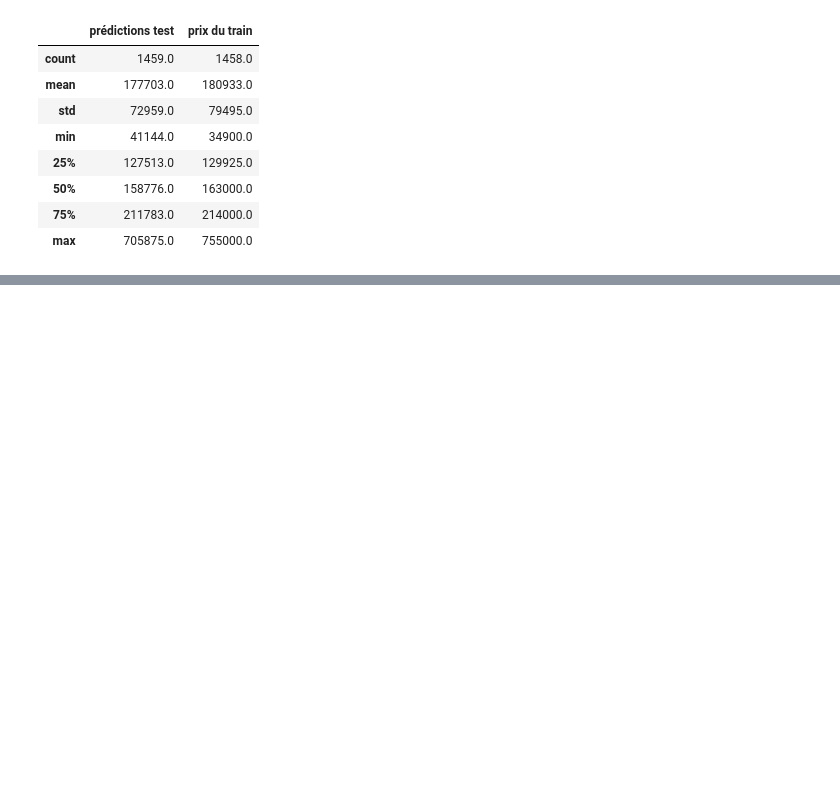
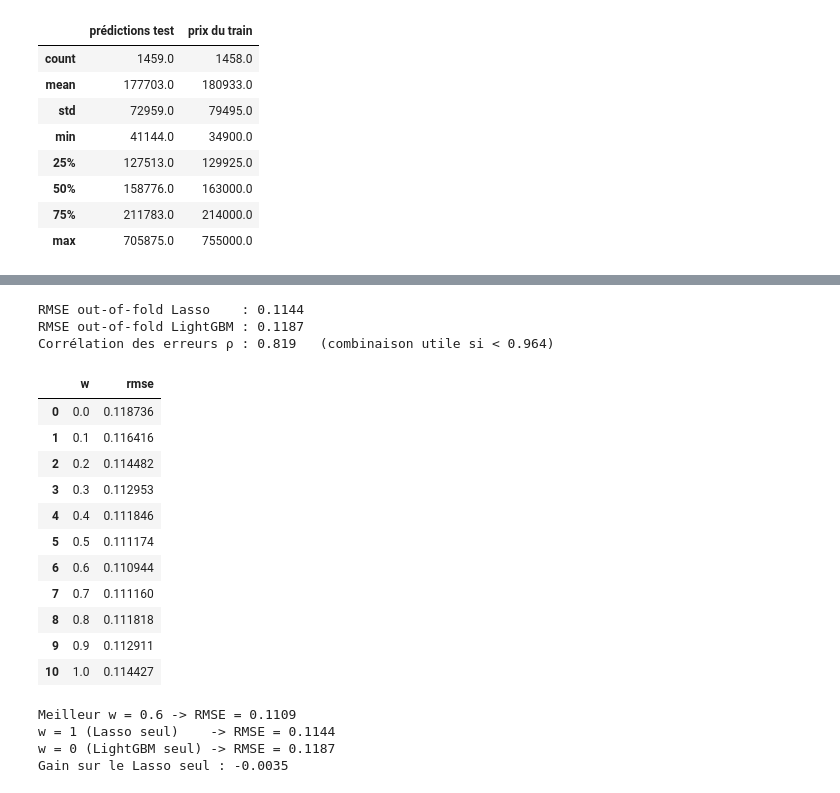
Before and after one commit to raybelpro77git/kaggle-house-prices, a Jupyter notebook: notebooks/02_modeling.ipynb, the cells around one changed output, grey strips where cells are left out. Drawn from its saved outputs; the diff is of its cells as text; code cells hidden in the pictures; blank space fills up the shorter version.

Commit message:
LightGBM (RMSE CV 0.1184) et combinaison 0.6 Lasso + 0.4 LightGBM (RMSE OOF 0.1109, Kaggle 0.12237)

```diff
--- a/notebooks/02_modeling.ipynb
+++ b/notebooks/02_modeling.ipynb
@@ -226,7 +228,7 @@ CentralAir         0.0    -0.016        1.0     1.028
 alphas = [0.002, 0.0025, 0.003, 0.004, 0.005, 0.006]
 # Modèle complet : préparation (21 étapes) + Lasso
 modele = Pipeline([
-    ("prep",  pipe),
+    ("prep", clone(pipe)),
     ("lasso", Lasso(alpha=0.0005, max_iter=50000)),
 ])
 
@@ -384,0 +421,66 @@ submission.to_csv("../submissions/lasso_alpha0005.csv", index=False)   # index=F
+# %%
+# Prédictions out-of-fold : chaque maison est prédite par un modèle qui ne l'a pas vue (même kf)
+oof_lasso = cross_val_predict(modele, X_train, y, cv=kf)        # modele : Lasso, alpha = 0.005
+oof_lgbm  = cross_val_predict(modele_lgbm, X_train, y, cv=kf)
+
+# RMSE sur les 1 458 prédictions (proche, mais pas égale, de la moyenne des 5 RMSE par fold)
+rmse_lasso_oof = np.sqrt(np.mean((y - oof_lasso) ** 2))
+rmse_lgbm_oof  = np.sqrt(np.mean((y - oof_lgbm) ** 2))
+
+# ρ : à quel point les deux modèles se trompent pareil (1 = mêmes erreurs, combinaison inutile)
+rho = np.corrcoef(y - oof_lasso, y - oof_lgbm)[0, 1]
+
+print(f"RMSE out-of-fold Lasso    : {rmse_lasso_oof:.4f}")
+print(f"RMSE out-of-fold LightGBM : {rmse_lgbm_oof:.4f}")
+print(f"Corrélation des erreurs ρ : {rho:.3f}   (combinaison utile si < {rmse_lasso_oof / rmse_lgbm_oof:.3f})")
+# %% [output]
+RMSE out-of-fold Lasso    : 0.1144
+RMSE out-of-fold LightGBM : 0.1187
+Corrélation des erreurs ρ : 0.819   (combinaison utile si < 0.964)
+# %%
+# Combinaison Lasso + LightGBM : poids w du Lasso, de 0 (LightGBM seul) à 1 (Lasso seul)
+# Pas de réentraînement : on combine les prédictions out-of-fold déjà calculées
+poids = np.linspace(0, 1, 11)   # 11 points réguliers, sans erreur d'arrondi (contrairement à arange)
+
+resultats_w = []
+for w in poids:
+    oof_comb = w * oof_lasso + (1 - w) * oof_lgbm          # prédiction combinée des 1 458 maisons
+    rmse_comb = np.sqrt(np.mean((y - oof_comb) ** 2))
+    resultats_w.append({
+        "w": round(w, 1),   # arrondi : permet les comparaisons w == 0 et w == 1
+        "rmse": rmse_comb,
+    })
+
+df_w = pd.DataFrame(resultats_w)
+df_w
+# %% [output]
+|  | w | rmse |
+| 0 | 0.0 | 0.118736 |
+| 1 | 0.1 | 0.116416 |
+| 2 | 0.2 | 0.114482 |
+| 3 | 0.3 | 0.112953 |
+| 4 | 0.4 | 0.111846 |
+| 5 | 0.5 | 0.111174 |
+| 6 | 0.6 | 0.110944 |
+| 7 | 0.7 | 0.111160 |
+| 8 | 0.8 | 0.111818 |
+| 9 | 0.9 | 0.112911 |
+| 10 | 1.0 | 0.114427 |
+# %%
+# Meilleur poids, et contrôles : w = 1 doit redonner le Lasso seul (0.1144), w = 0 LightGBM seul (0.1187)
+idx_meilleur_w = df_w["rmse"].idxmin()
+meilleur_w = df_w.loc[idx_meilleur_w, "w"]
+meilleur_rmse = df_w.loc[idx_meilleur_w, "rmse"]
+
+rmse_w_1 = df_w.loc[df_w["w"] == 1, "rmse"].iloc[0]
+rmse_w_0 = df_w.loc[df_w["w"] == 0, "rmse"].iloc[0]
+
+print(f"Meilleur w = {meilleur_w:.1f} -> RMSE = {meilleur_rmse:.4f}")
+print(f"w = 1 (Lasso seul)    -> RMSE = {rmse_w_1:.4f}")
+print(f"w = 0 (LightGBM seul) -> RMSE = {rmse_w_0:.4f}")
+print(f"Gain sur le Lasso seul : {meilleur_rmse - rmse_w_1:.4f}")
+# %% [output]
+Meilleur w = 0.6 -> RMSE = 0.1109
+w = 1 (Lasso seul)    -> RMSE = 0.1144
+w = 0 (LightGBM seul) -> RMSE = 0.1187
+Gain sur le Lasso seul : -0.0035
```
Also changed, not shown: parts of 8 cells of this notebook.
